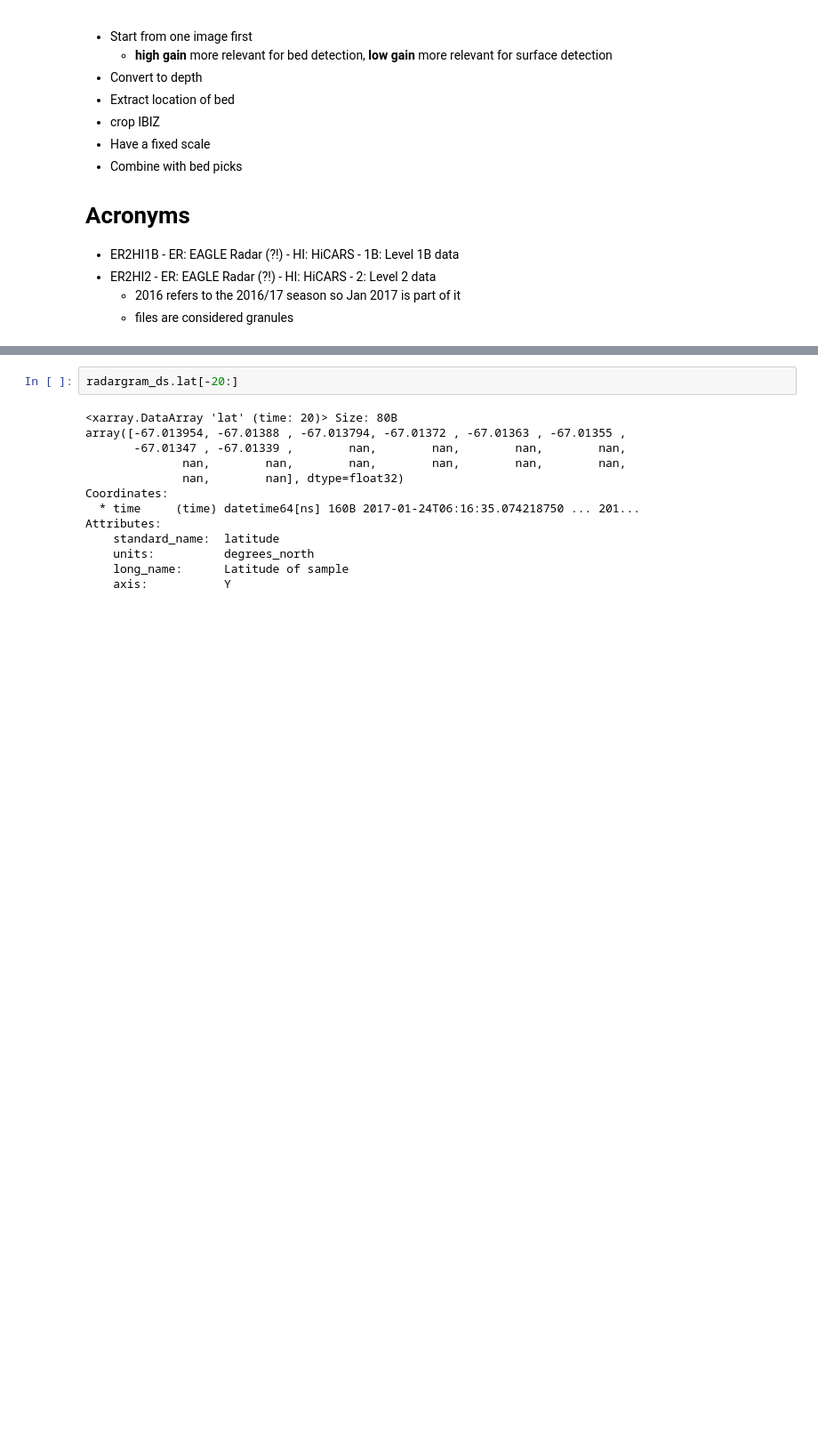
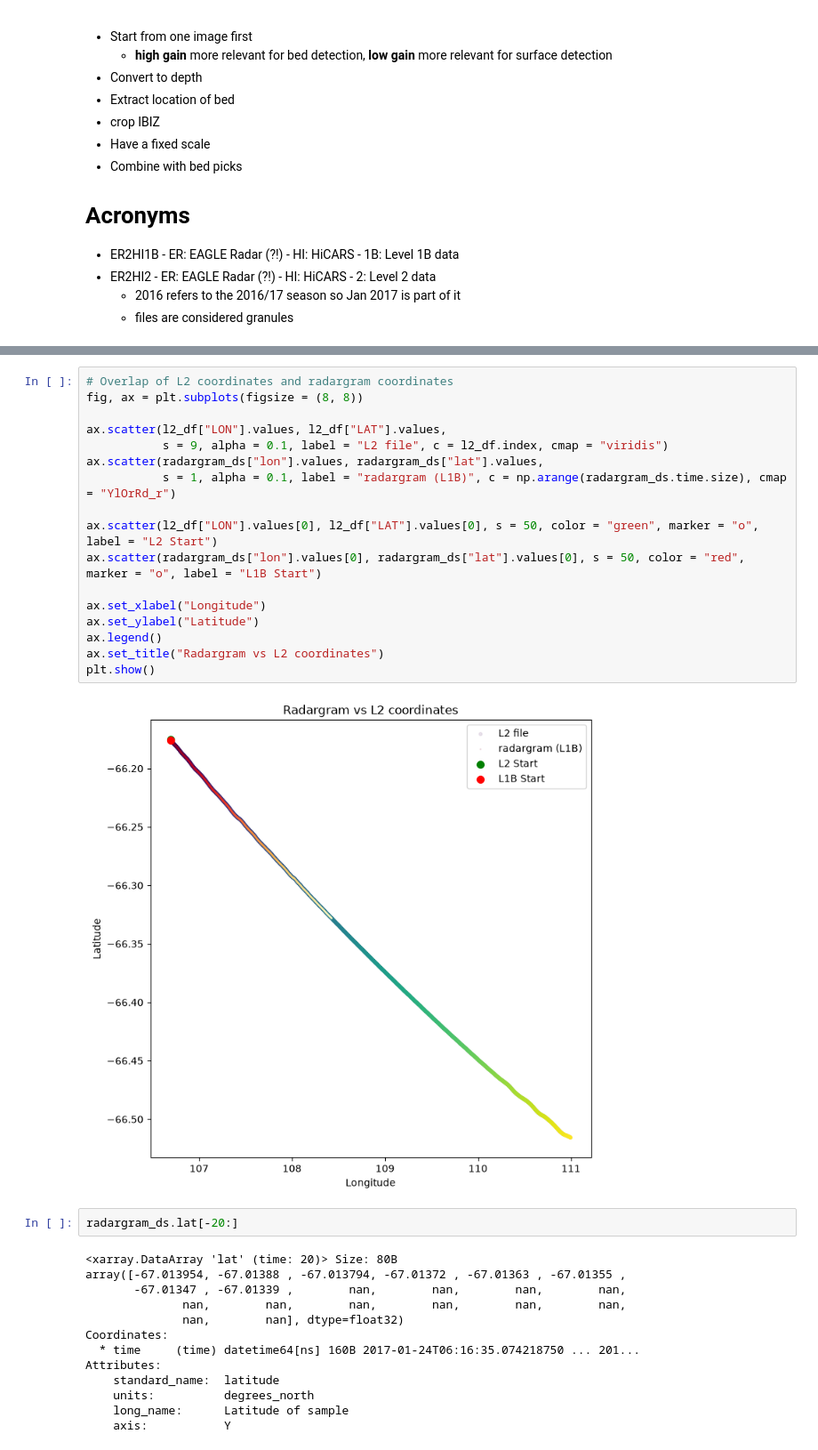
Before and after one commit to kimbente/RadarCLIP, a Jupyter notebook: preprocess_radargrams.ipynb, the cells around one changed output, grey strips where cells are left out. Shown at 89% size. Drawn from its saved outputs; the diff is of its cells as text; blank space fills up the shorter version.

```diff
--- a/preprocess_radargrams.ipynb
+++ b/preprocess_radargrams.ipynb
@@ -370,3 +421,22 @@ Matched: 0 / 4000
+# %%
+# Overlap of L2 coordinates and radargram coordinates
+fig, ax = plt.subplots(figsize = (8, 8))
+
+ax.scatter(l2_df["LON"].values, l2_df["LAT"].values,
+           s = 9, alpha = 0.1, label = "L2 file", c = l2_df.index, cmap = "viridis")
+ax.scatter(radargram_ds["lon"].values, radargram_ds["lat"].values,
+           s = 1, alpha = 0.1, label = "radargram (L1B)", c = np.arange(radargram_ds.time.size), cmap = "YlOrRd_r")
+
+ax.scatter(l2_df["LON"].values[0], l2_df["LAT"].values[0], s = 50, color = "green", marker = "o", label = "L2 Start")
+ax.scatter(radargram_ds["lon"].values[0], radargram_ds["lat"].values[0], s = 50, color = "red", marker = "o", label = "L1B Start")
+
+ax.set_xlabel("Longitude")
+ax.set_ylabel("Latitude")
+ax.legend()
+ax.set_title("Radargram vs L2 coordinates")
+plt.show()
+# %% [output]
+[figure, added]
 # %%
 radargram_ds.lat[-20:]
 # %% [output]
```
Also changed, not shown: parts of 9 cells of this notebook, 7 other files.
